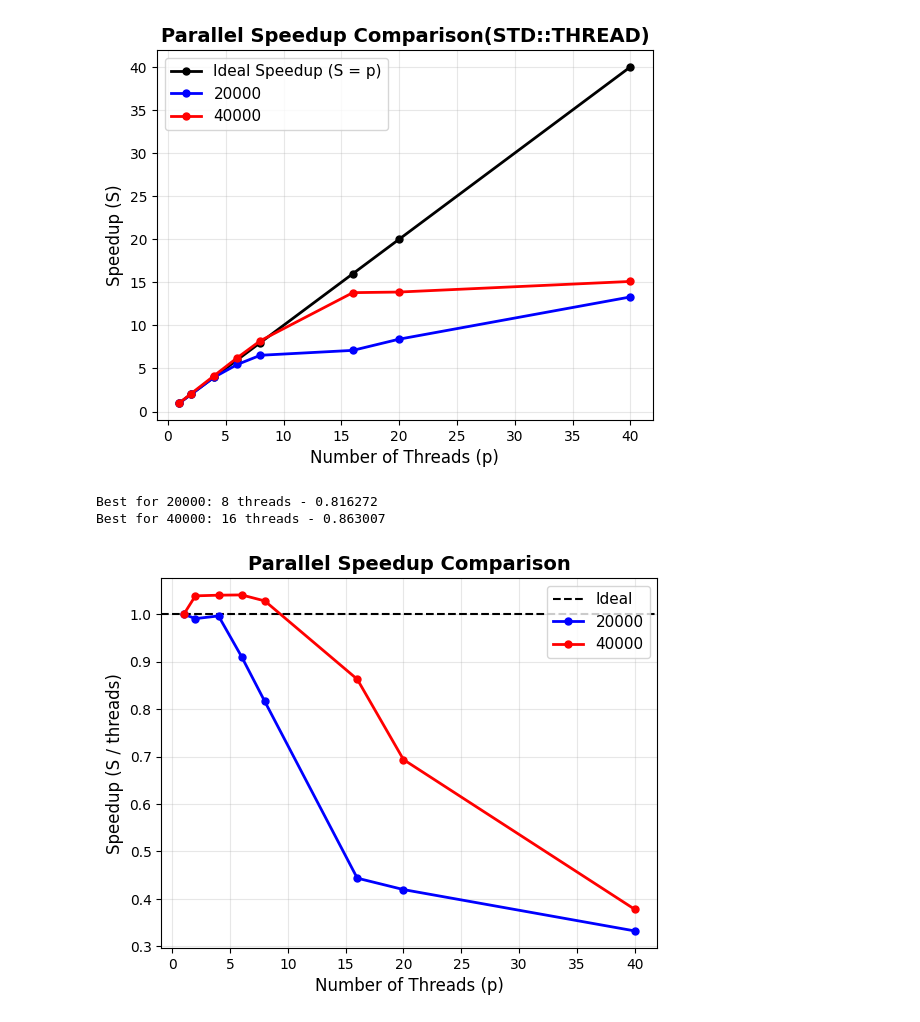
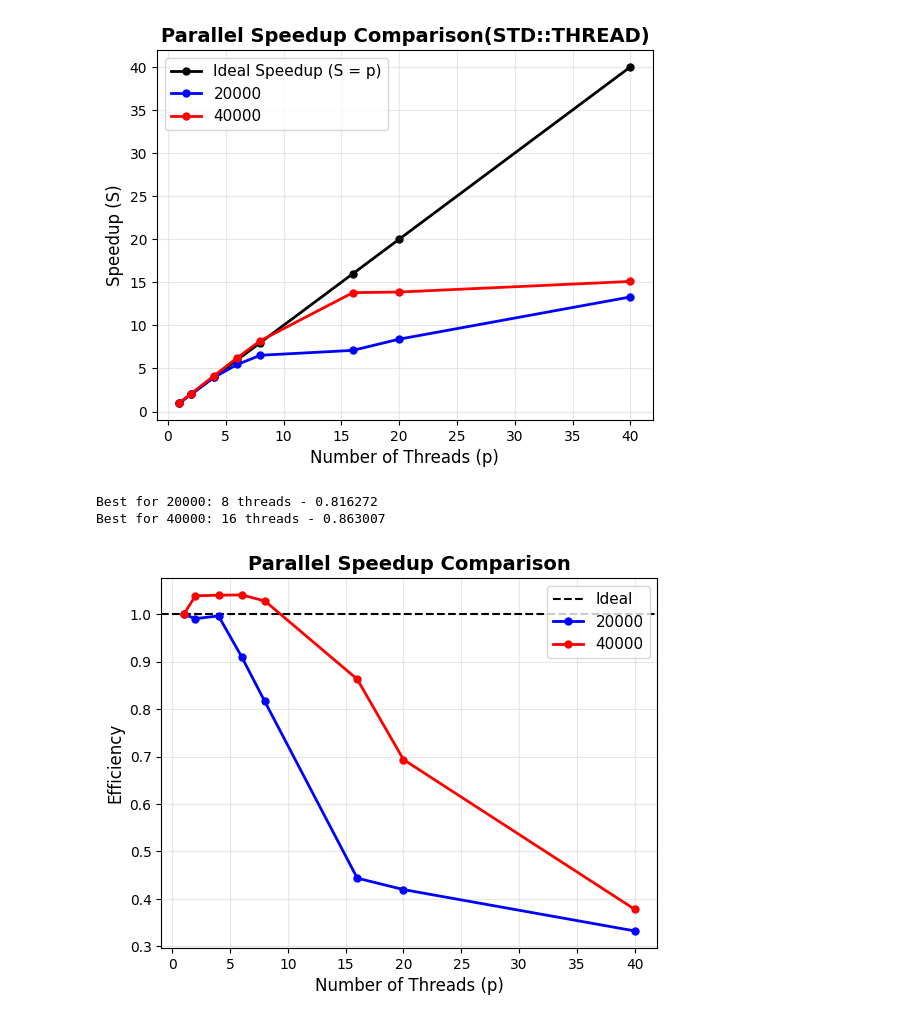
Before and after one commit to FedosDan2/Theory_Parall, a Jupyter notebook: labs/task3/1/results/graph.ipynb, the cells around one changed output. Saved outputs shown, nothing was run; the diff lists cells and outputs as text; code cells hidden in the pictures.

```diff
--- a/labs/task3/1/results/graph.ipynb
+++ b/labs/task3/1/results/graph.ipynb
@@ -78,30 +78,30 @@ plt.show()
 # %%
 threads = np.array([1, 2, 4, 6, 8, 16, 20, 40])
 gain1 = np.array([1.000000, 0.990751, 0.996387, 0.910426, 0.816272, 0.443777, 0.419688, 0.332558]) # 20000
 gain2 = np.array([1.000000, 1.038730, 1.040126, 1.040694, 1.028068, 0.863007, 0.693603, 0.378094]) # 40000
 
 # Построение графиков
 plt.axhline(y=1, color='black', linestyle='--', label='Ideal')
 plt.plot(threads, gain1, 'o-', color='blue', linewidth=2, markersize=5, label='20000')
 plt.plot(threads, gain2, 'o-', color='red', linewidth=2, markersize=5, label='40000')
 
 # Подписи и оформление
 plt.xlabel('Number of Threads (p)', fontsize=12)
-plt.ylabel('Speedup (S / threads)', fontsize=12)
+plt.ylabel('Efficiency', fontsize=12)
 plt.title('Parallel Speedup Comparison', fontsize=14, fontweight='bold')
 plt.legend(fontsize=11, loc='upper right')
 plt.grid(True, alpha=0.3)
 
 indices_gain1 = np.where(gain1 > 0.7)[0]
 last_index1 = indices_gain1[-1]
 
 indices_gain2 = np.where(gain2 > 0.7)[0]
 last_index2 = indices_gain2[-1]
 
 print(f"Best for 20000: {threads[last_index1]} threads - {gain1[last_index1]}")
 print(f"Best for 40000: {threads[last_index2]} threads - {gain2[last_index2]}")
 plt.show()
 # %% [output]
 Best for 20000: 8 threads - 0.816272
 Best for 40000: 16 threads - 0.863007
-[figure, old version]
+[figure, new version]
```
Also changed, not shown: parts of 1 cell of this notebook.
